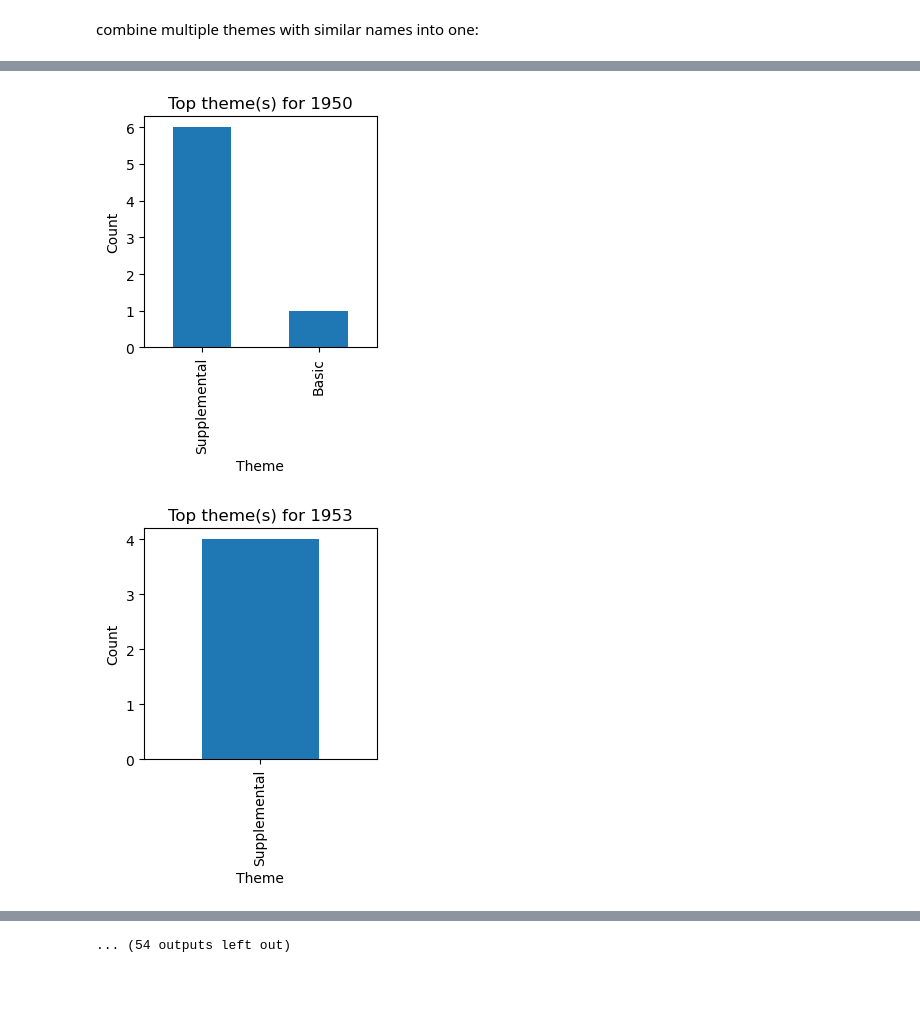
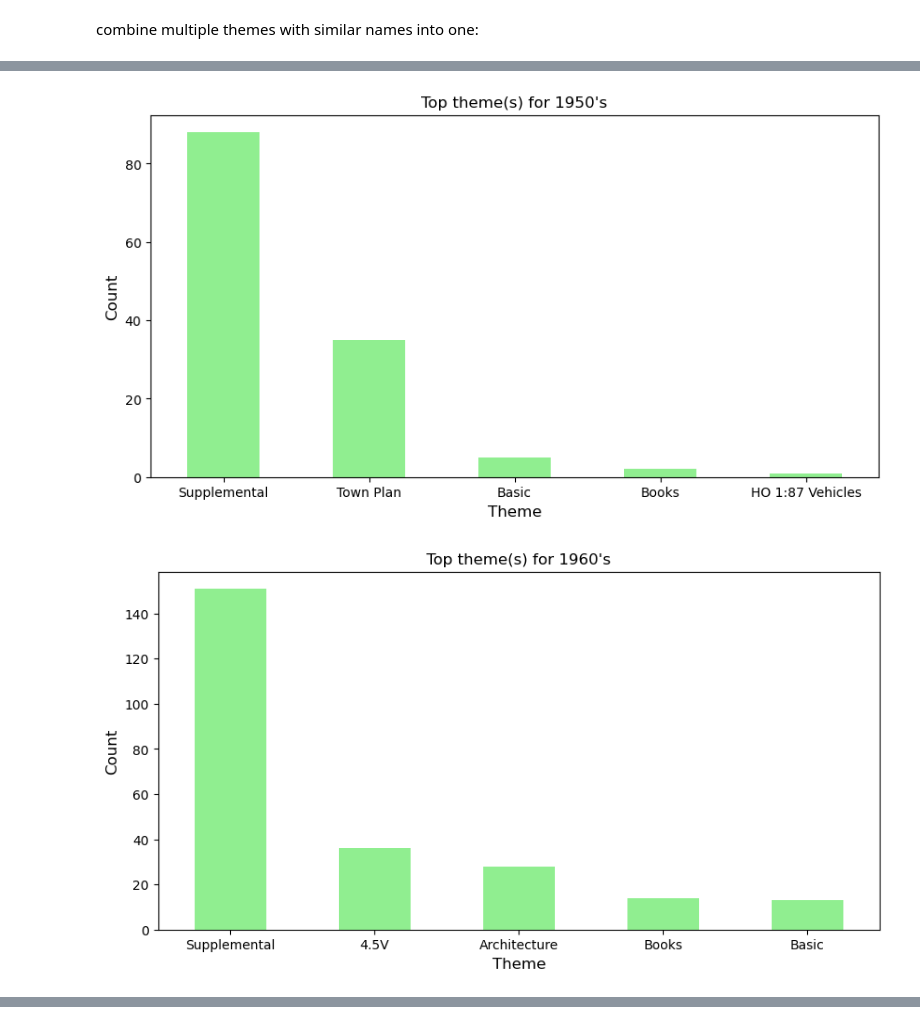
Before and after one commit to hahahassan/Lego_CPSC_project, a Jupyter notebook: notebook/lelelelego.ipynb, the cells around one changed output, grey strips where cells are left out. Saved outputs shown, nothing was run; the diff lists cells and outputs as text; code cells hidden in the pictures; blank space fills up the shorter version.

```diff
--- a/notebook/lelelelego.ipynb
+++ b/notebook/lelelelego.ipynb
@@ -37,6 +37,6 @@ themes.head()
 | 3 | 4 | Expert Builder | 1.0 |
 | 4 | 5 | Model | 1.0 |
 # %%
-merged = pd.merge(sets, themes, left_on = "theme_id", right_on = "id", how = 'outer')
-merged.groupby(by = ["year"])["num_parts"].mean()
+merged = pd.merge(sets, themes, left_on = 'theme_id', right_on = 'id')
+merged.head()
 # %% [output]
@@ -102,0 +98,18 @@ for each year:
+# %%
+def year_to_decade (year):
+    if year < 1960:
+        return 1950
+    elif year < 1970:
+        return 1960
+    elif year < 1980:
+        return 1970
+    elif year < 1990:
+        return 1980
+    elif year < 2000:
+        return 1990
+    elif year < 2010:
+        return 2000
+    else:
+        return 2010
+
+merged['decade'] = merged['year'].apply(year_to_decade)
@@ -103,13 +125,14 @@ for each year:
 # %%
-year_grouped = merged.groupby(by=["year"])
+decade_grouped = merged.groupby(by=["decade"])
 
-for year, year_data in year_grouped:
-    plt.figure(figsize=(3,3))
-    top5_names_per_year = year_data['name_y'].value_counts().head(5)
-    top5_names_per_year.plot.bar()
-    plt.xlabel("Theme")
-    plt.ylabel("Count")
-    plt.title(f"Top theme(s) for {int(year[0])}")
+for decade, decade_data in decade_grouped:
+    plt.figure(figsize=(10,5))
+    top5_names_per_year = decade_data['name_y'].value_counts().head(5)
+    top5_names_per_year.plot.bar(color = 'lightgreen')
+    plt.xlabel("Theme", fontsize = 12)
+    plt.xticks(rotation = 0)
+    plt.ylabel("Count", fontsize = 12)
+    plt.title(f"Top theme(s) for {int(decade[0])}'s")
 # %% [output]
-[figure, old version]
+[figure, new version]
-[figure, old version]
+[figure, new version]
@@ -126 +143,0 @@ for year, year_data in year_grouped:
-... (54 outputs left out)
```
Also changed, not shown: parts of 7 cells of this notebook.
